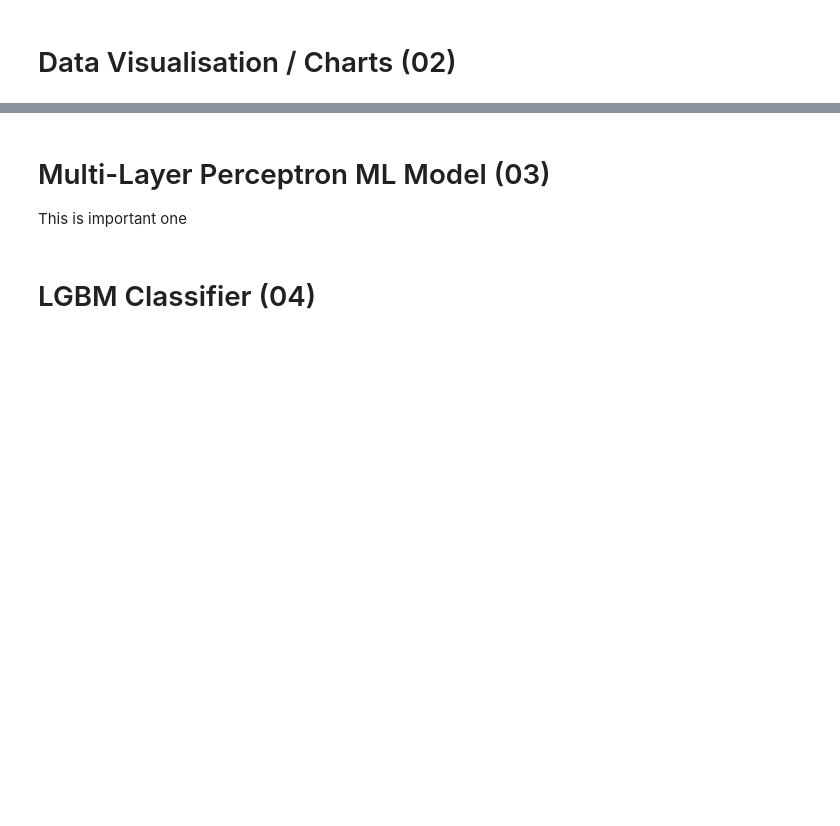
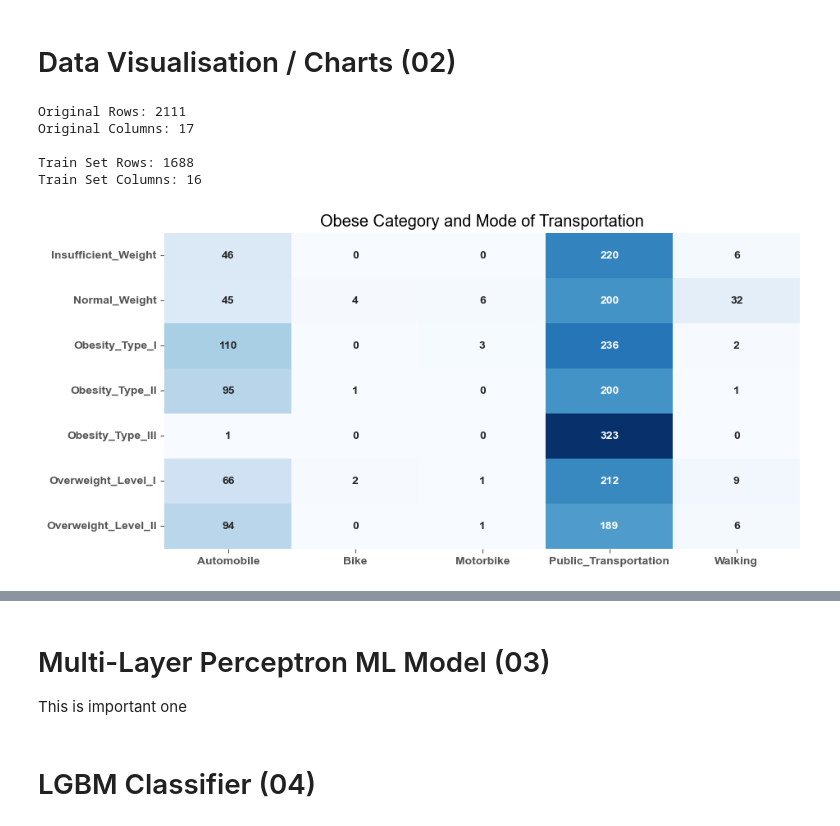
Before and after one commit to tomjoyce1/obesity, a Jupyter notebook: MASTER.ipynb, the cells around one changed output, grey strips where cells are left out. Cells and saved outputs as stored; diff of their text form; code cells hidden in the pictures; blank space fills up the shorter version.

Commit message:
master file, needs split cells and headings

```diff
--- a/MASTER.ipynb
+++ b/MASTER.ipynb
@@ -150,3 +209,36 @@ Index(['Gender', 'Age', 'Height', 'Weight', 'family_history_with_overweight',
 # %% [markdown]
 # Data Visualisation / Charts (02)
+# %%
+df = pd.read_csv("ObesityDataSet.csv")
+print('Original Rows:',df.shape[0])
+print('Original Columns:',df.shape[1])
+X = df.drop(columns=['obese_category'])  # 'obesity_level' is our target variable
+y = df['obese_category']
+
+# Splits the data into training and testing sets
+X_train, X_test, y_train, y_test = train_test_split(X, y, test_size=0.2, random_state=42)
+
+#check shape of data without obese category
+print('\nTrain Set Rows:',X_train.shape[0])
+print('Train Set Columns:',X_train.shape[1])
+# %% [output]
+Original Rows: 2111
+Original Columns: 17
+
+Train Set Rows: 1688
+Train Set Columns: 16
+# %%
+#Observation on Transport Mode and Weight, Cross Chart
+
+cross_tab = pd.crosstab(df['obese_category'], df['transport_mode'])
+plt.figure(figsize=(10, 5))
+plt.rcParams['font.family'] = 'Arial'
+sns.heatmap(cross_tab, annot=True, cmap='Blues', fmt='d', cbar=False)
+plt.title('Obese Category and Mode of Transportation')
+plt.xlabel('')
+plt.ylabel('')
+plt.show()
+#Obesity_Type II or Type III people do not or rarely walk or use bike which shows lack of physical activity
+# %% [output]
+[figure, added]
 # %%
```
Also changed, not shown: parts of 18 cells of this notebook.
